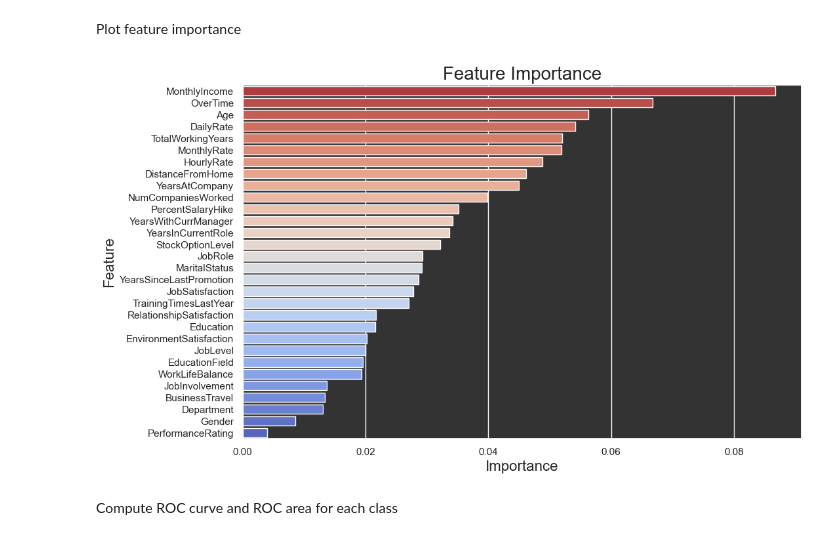
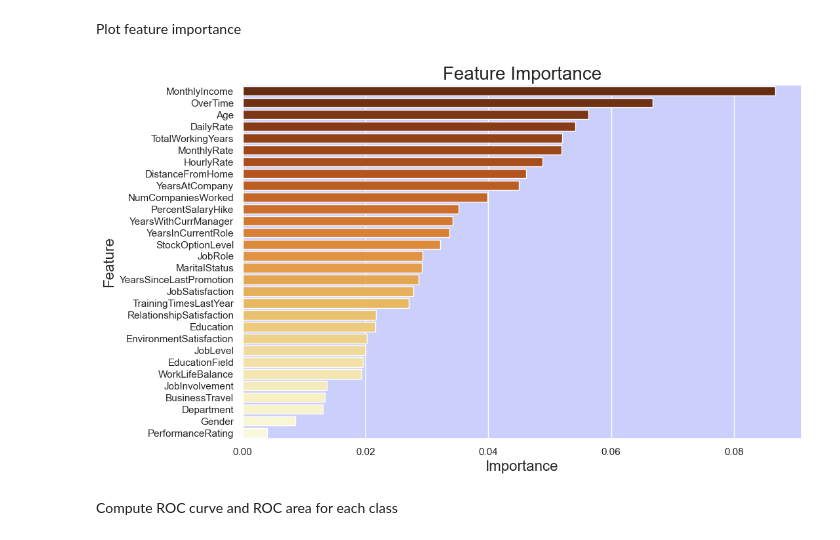
Before and after one commit to pranavmm14/HR-Insights, a Jupyter notebook: Job_Attrition_IBM_Data.ipynb, the cells around one changed output. Cells and saved outputs as stored; diff of their text form; code cells hidden in the pictures.

Commit message:
Set the color scheme for few plots

```diff
--- a/Job_Attrition_IBM_Data.ipynb
+++ b/Job_Attrition_IBM_Data.ipynb
@@ -590,24 +590,24 @@ Plot feature importance
 # %%
 feat_importance = pd.Series(rfc.feature_importances_, index=X.columns)
 feat_importance_sorted = feat_importance.sort_values(ascending=False)
 
 plt.figure(figsize=(11, 7))
 sns.barplot(
     x=feat_importance_sorted.values,
     y=feat_importance_sorted.index,
-    palette="coolwarm_r"
+    palette="YlOrBr_r"
 )
 
 plt.title("Feature Importance", fontsize=20)
 plt.xlabel("Importance", fontsize=16)
 plt.ylabel("Feature", fontsize=16)
 
 # Customize the plot background color
-plt.gca().set_facecolor('#333333')  # Set the background color to a darker shade
+plt.gca().set_facecolor('#cbcffc')  # Set the background color to a darker shade
 
 plt.show()
 # %% [output]
-[figure, old version]
+[figure, new version]
 # %% [markdown]
 Compute ROC curve and ROC area for each class
 # %%
```
Also changed, not shown: parts of 5 cells of this notebook.
